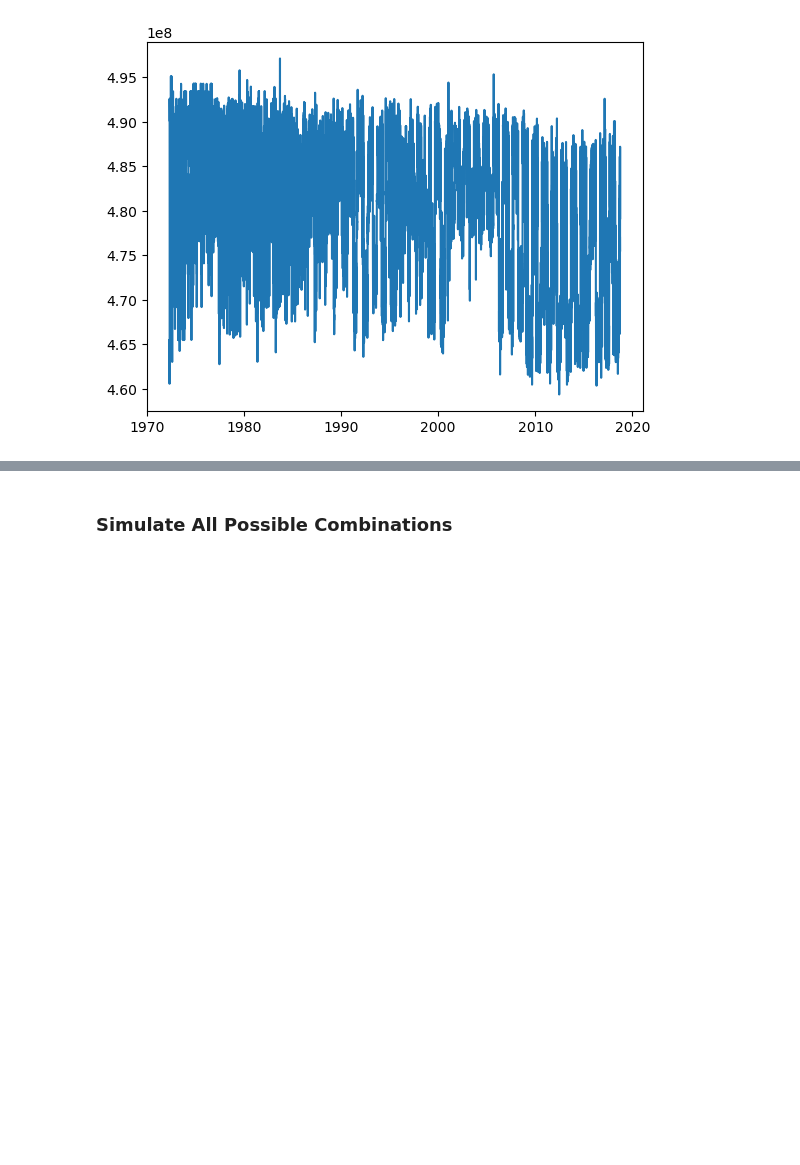
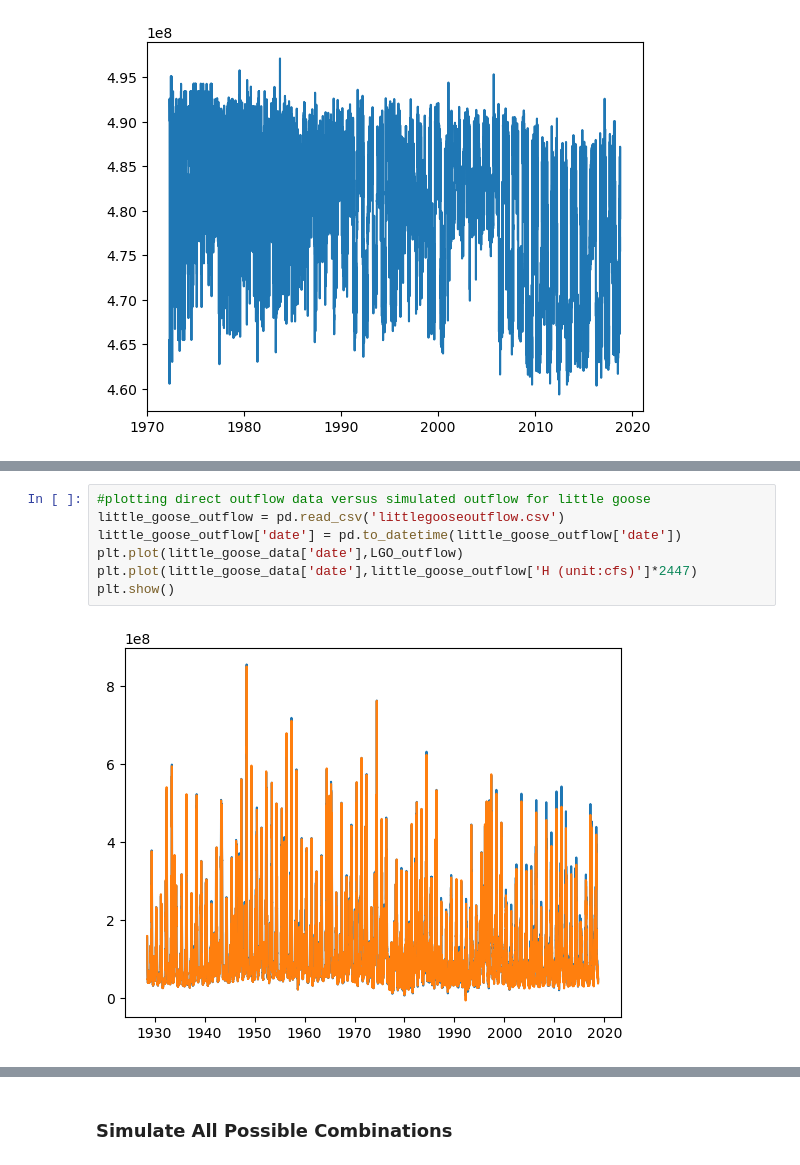
Before and after one commit to clairewang23/columbia_river_model, a Jupyter notebook: Model for Reservoir 3.ipynb, the cells around one changed output, grey strips where cells are left out. Saved outputs shown, nothing was run; the diff lists cells and outputs as text; blank space fills up the shorter version.

```diff
--- a/Model for Reservoir 3.ipynb
+++ b/Model for Reservoir 3.ipynb
@@ -152,0 +182,9 @@ display(LGO_outflow)
+# %%
+#plotting direct outflow data versus simulated outflow for little goose
+little_goose_outflow = pd.read_csv('littlegooseoutflow.csv')
+little_goose_outflow['date'] = pd.to_datetime(little_goose_outflow['date'])
+plt.plot(little_goose_data['date'],LGO_outflow)
+plt.plot(little_goose_data['date'],little_goose_outflow['H (unit:cfs)']*2447)
+plt.show()
+# %% [output]
+[figure, added]
```
Also changed, not shown: parts of 11 cells of this notebook, 3 other files.
